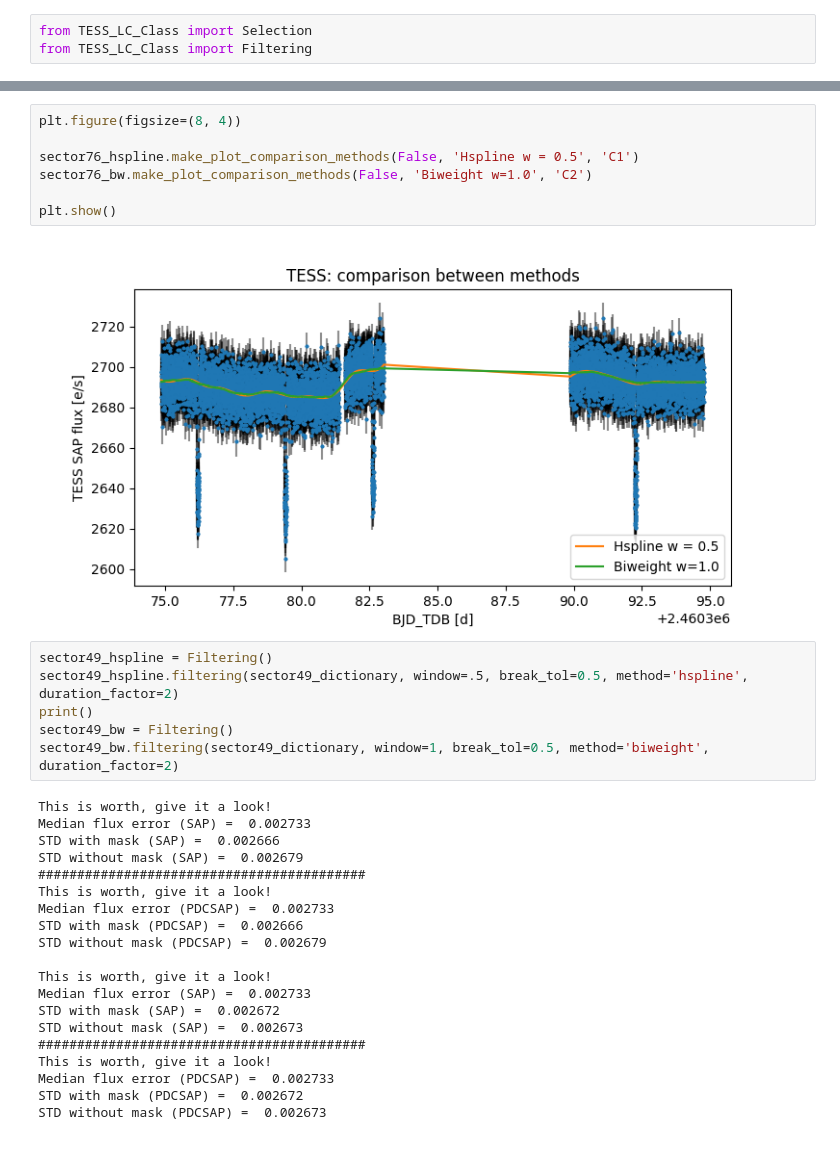
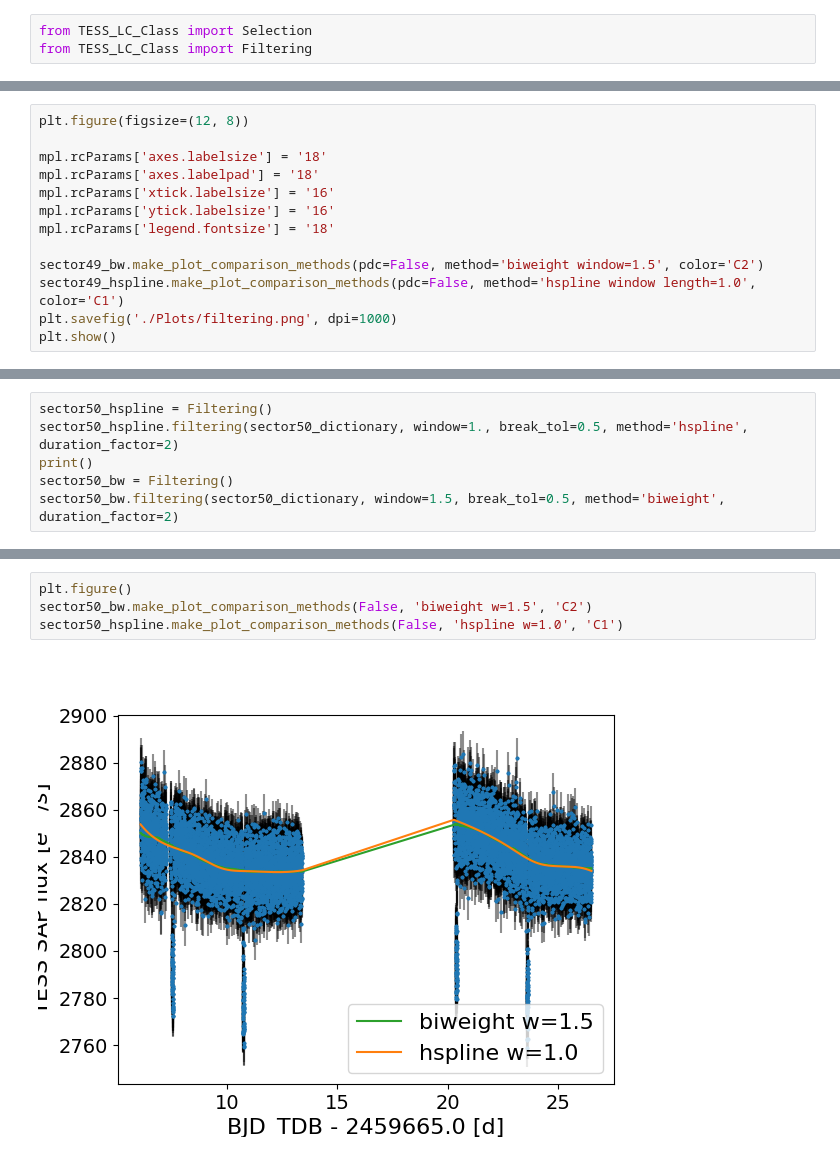
Before and after one commit to AstroMichele/AstroLab2-2024, a Jupyter notebook: TESS_lc.ipynb, the cells around one changed output, grey strips where cells are left out. Cells and saved outputs as stored; diff of their text form.

```diff
--- a/TESS_lc.ipynb
+++ b/TESS_lc.ipynb
@@ -81,0 +148,13 @@ sector76_hspline.make_plot_model(pdc=False)
+# %%
+plt.figure(figsize=(12, 8))
+
+mpl.rcParams['axes.labelsize'] = '18'
+mpl.rcParams['axes.labelpad'] = '18'
+mpl.rcParams['xtick.labelsize'] = '16'
+mpl.rcParams['ytick.labelsize'] = '16'
+mpl.rcParams['legend.fontsize'] = '18'
+
+sector49_bw.make_plot_comparison_methods(pdc=False, method='biweight window=1.5', color='C2')
+sector49_hspline.make_plot_comparison_methods(pdc=False, method='hspline window length=1.0', color='C1')
+plt.savefig('./Plots/filtering.png', dpi=1000)
+plt.show()
@@ -81,0 +194,6 @@ sector76_hspline.make_plot_model(pdc=False)
+# %%
+sector50_hspline = Filtering()
+sector50_hspline.filtering(sector50_dictionary, window=1., break_tol=0.5, method='hspline', duration_factor=2)
+print()
+sector50_bw = Filtering()
+sector50_bw.filtering(sector50_dictionary, window=1.5, break_tol=0.5, method='biweight', duration_factor=2)
@@ -82,35 +220,6 @@ sector76_hspline.make_plot_model(pdc=False)
 # %%
-plt.figure(figsize=(8, 4))
-
-sector76_hspline.make_plot_comparison_methods(False, 'Hspline w = 0.5', 'C1')
-sector76_bw.make_plot_comparison_methods(False, 'Biweight w=1.0', 'C2')
-
-plt.show()
+plt.figure()
+sector50_bw.make_plot_comparison_methods(False, 'biweight w=1.5', 'C2')
+sector50_hspline.make_plot_comparison_methods(False, 'hspline w=1.0', 'C1')
 # %% [output]
-[figure, old version]
+[figure, new version]
-# %%
-sector49_hspline = Filtering()
-sector49_hspline.filtering(sector49_dictionary, window=.5, break_tol=0.5, method='hspline', duration_factor=2)
-print()
-sector49_bw = Filtering()
-sector49_bw.filtering(sector49_dictionary, window=1, break_tol=0.5, method='biweight', duration_factor=2)
-# %% [output]
-This is worth, give it a look!
-Median flux error (SAP) =  0.002733
-STD with mask (SAP) =  0.002666
-STD without mask (SAP) =  0.002679
-##########################################
-This is worth, give it a look!
-Median flux error (PDCSAP) =  0.002733
-STD with mask (PDCSAP) =  0.002666
-STD without mask (PDCSAP) =  0.002679
-
-This is worth, give it a look!
-Median flux error (SAP) =  0.002733
-STD with mask (SAP) =  0.002672
-STD without mask (SAP) =  0.002673
-##########################################
-This is worth, give it a look!
-Median flux error (PDCSAP) =  0.002733
-STD with mask (PDCSAP) =  0.002672
-STD without mask (PDCSAP) =  0.002673
```
Also changed, not shown: parts of 21 cells of this notebook, 10 other files.
